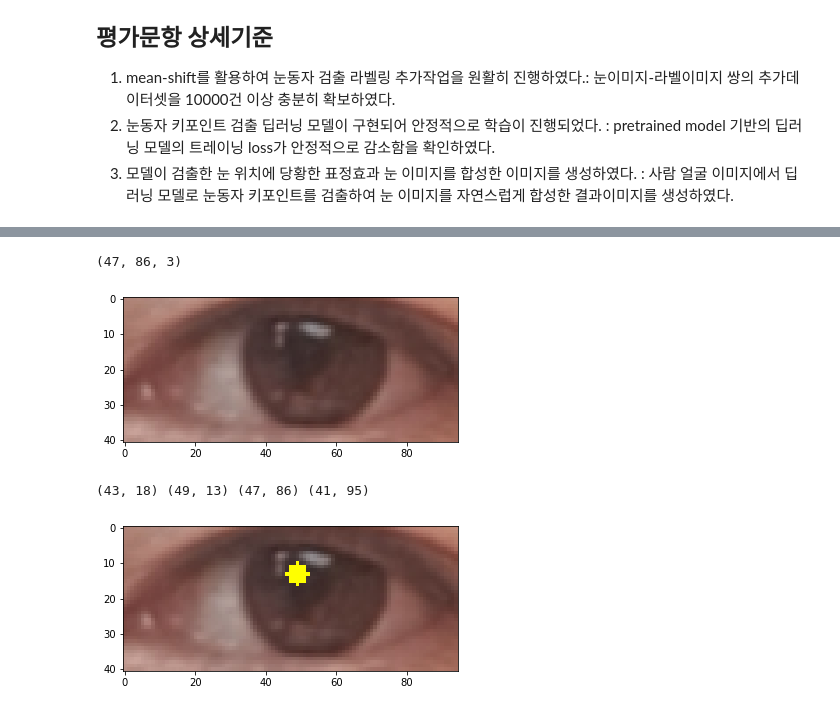
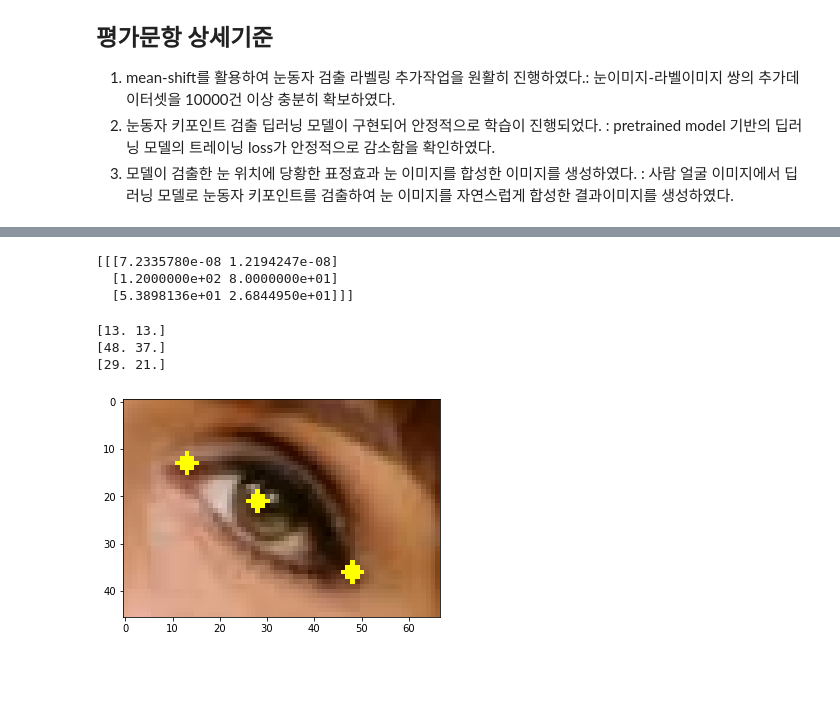
Before and after one commit to YesicaKim/G16_coarse_to_fine, a Jupyter notebook: G16_coarse_to_fine.ipynb, the cells around one changed output, grey strips where cells are left out. Cells and saved outputs as stored; diff of their text form; code cells hidden in the pictures; blank space fills up the shorter version.

```diff
--- a/G16_coarse_to_fine.ipynb
+++ b/G16_coarse_to_fine.ipynb
@@ -20,0 +146,11 @@ import dlib
+# %%
+steps_per_epoch = image_data.samples//image_data.batch_size
+print (image_data.samples, image_data.batch_size, steps_per_epoch)
+# 20160 32 630 -> 데이터를 batch_size 의 배수로 준비해 주세요.
+
+learning_rate = LearningRateScheduler(lr_step_decay)
+
+history = model.fit(user_train_generator, epochs=20,
+                    steps_per_epoch=steps_per_epoch,
+                    callbacks = [learning_rate]
+                    )
@@ -21,8 +215,7 @@ import dlib
 # %%
-import os
-img_path = os.getenv('HOME')+'/aiffel/coarse_to_fine/images/YesicaKim.jpg'
-img = cv2.imread(img_path)
-print (img.shape)
+# img test
+#img = cv2.imread('./data/val/input/img/eye_000410_l.png')
+img = cv2.imread('./data/val/input/img/test1_r.png')
 plt.imshow(cv2.cvtColor(img, cv2.COLOR_BGR2RGB))
 plt.show()
 # %% [output]
@@ -91,9 +222,0 @@ def eye_crop(bgr_img, landmark):
-# %%
-img_left_eye, img_right_eye = eye_crop(img_bgr, list_landmarks[0])
-
-print (img_left_eye.shape)
-plt.imshow(cv2.cvtColor(img_right_eye, cv2.COLOR_BGR2RGB))
-plt.show()
-# %% [output]
-(47, 86, 3)
-[figure, removed]
@@ -178,14 +223,33 @@ def detectPupil(bgr_img, landmark):
-# %%
-left_center_x, left_center_y, right_center_x, right_center_y, le_shape, re_shape = detectPupil(img_bgr, list_landmarks[0])
-print ((left_center_x, left_center_y), (right_center_x, right_center_y), le_shape, re_shape)
-# %% [output]
-(43, 18) (49, 13) (47, 86) (41, 95)
+# %%
+np_inputs = np.expand_dims(cv2.resize(img, (120, 80)), axis=0)
+preds = model.predict(np_inputs/255., 1)
+
+#repred = preds.reshape((1, 3, 2))
+#repred[:,:,0] *= 120 # 120
+#repred[:,:,1] *= 80 # 80
+
+repred = preds.reshape((1, 3, 2))
+repred[:,:,0] *= 120 # 120
+repred[:,:,1] *= 80 # 80
+
+
+print (repred)
+# %% [output]
+[[[7.2335780e-08 1.2194247e-08]
+  [1.2000000e+02 8.0000000e+01]
+  [5.3898136e+01 2.6844950e+01]]]
 # %%
-show = img_right_eye.copy()
-
-show = cv2.circle(show, (right_center_x, right_center_y), 3, (0,255,255), -1)
+show = img.copy()
+for pt in repred[0]:
+    pt += 46
+    pt *= 0.29
+    print (pt.round())
+    show = cv2.circle(show, tuple((pt).astype(int)), 2, (0,255,255), -1)
 
 plt.imshow(cv2.cvtColor(show, cv2.COLOR_BGR2RGB))
 plt.show()
 # %% [output]
+[13. 13.]
+[48. 37.]
+[29. 21.]
-[figure, old version]
+[figure, new version]
```
Also changed, not shown: parts of 23 cells of this notebook, 12 other files.
